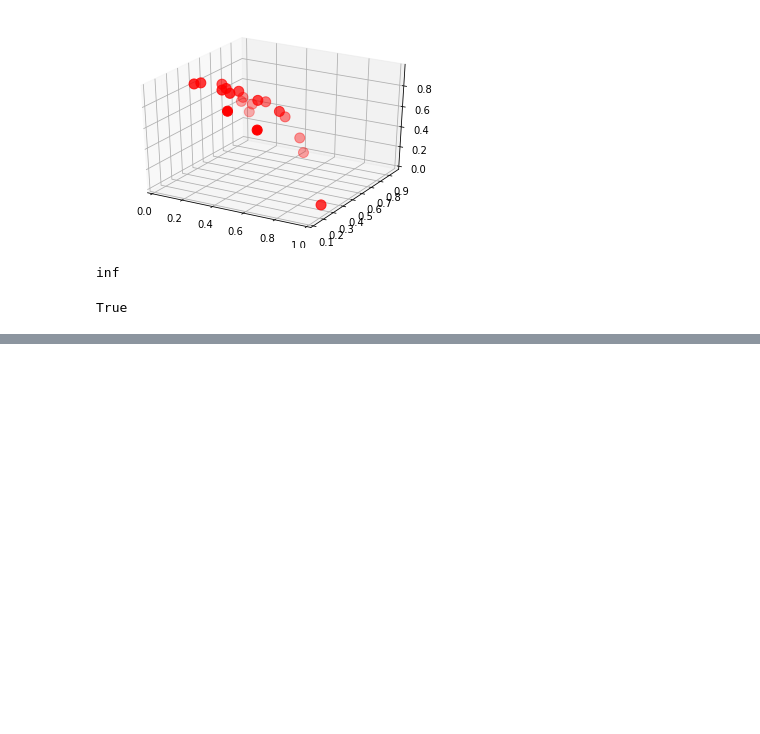
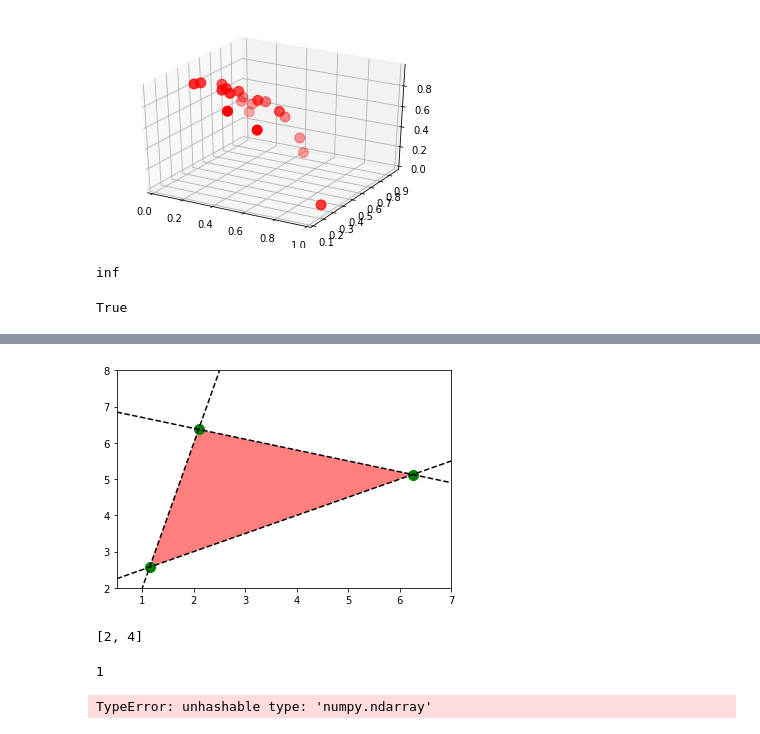
Before and after one commit to BenjaminEngelman/PreferenceElicitationMORL, a Jupyter notebook: explore.ipynb, the cells around one changed output, grey strips where cells are left out. Drawn from its saved outputs; the diff is of its cells as text; code cells hidden in the pictures; blank space fills up the shorter version.

```diff
--- a/explore.ipynb
+++ b/explore.ipynb
@@ -356,0 +526,60 @@ True
+# %%
+import numpy as np
+import matplotlib.pyplot as plt
+from sympy.solvers import solve
+from sympy import Symbol
+
+def f1(x):
+    return 4.0*x-2.0
+def f2(x):
+    return 0.5*x+2.0
+def f3(x):
+    return -0.3*x+7.0
+
+x = Symbol('x')
+x1, =  solve(f1(x)-f2(x))
+x2, =  solve(f1(x)-f3(x))
+x3, =  solve(f2(x)-f3(x))
+
+y1 = f1(x1)
+y2 = f1(x2)
+y3 = f2(x3)
+
+plt.plot(x1,f1(x1),'go',markersize=10)
+plt.plot(x2,f1(x2),'go',markersize=10)
+plt.plot(x3,f2(x3),'go',markersize=10)
+
+plt.fill([x1,x2,x3,x1],[y1,y2,y3,y1],'red',alpha=0.5)
+
+xr = np.linspace(0.5,7.5,100)
+y1r = f1(xr)
+y2r = f2(xr)
+y3r = f3(xr)
+
+plt.plot(xr,y1r,'k--')
+plt.plot(xr,y2r,'k--')
+plt.plot(xr,y3r,'k--')
+
+plt.xlim(0.5,7)
+plt.ylim(2,8)
+
+plt.show()
+# %% [output]
+[figure, added]
+# %%
+import numpy as np
+from collections import Counter
+
+r1 = np.array([1, 2])
+r2 = np.array([1, 2])
+r3 = np.array([2, 4])
+r4 = np.array([2, 4])
+r5 = np.array([2, 4])
+
+
+
+r = [r1, r2, r3, r4, r5]
+
+list(Counter(tuple(d) for d in r).most_common(1)[0][0])
+# %% [output]
+[2, 4]
@@ -356,0 +588,4 @@ True
+# %%
+a
+# %% [output]
+1
@@ -356,0 +595,4 @@ True
+# %%
+d = {w: "a"}
+# %% [output]
+TypeError: unhashable type: 'numpy.ndarray'
```
Also changed, not shown: parts of 10 cells of this notebook, 12 other files.
